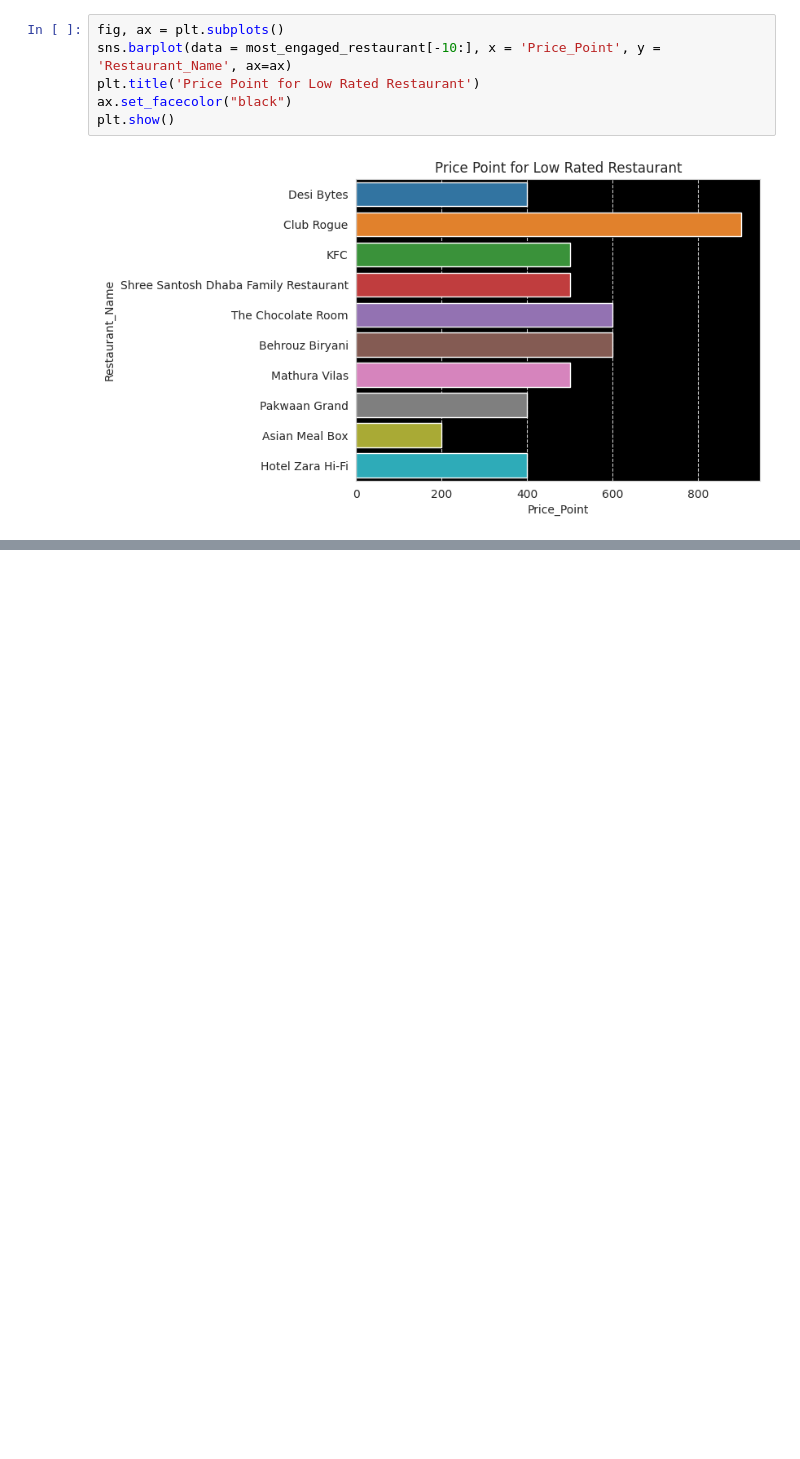
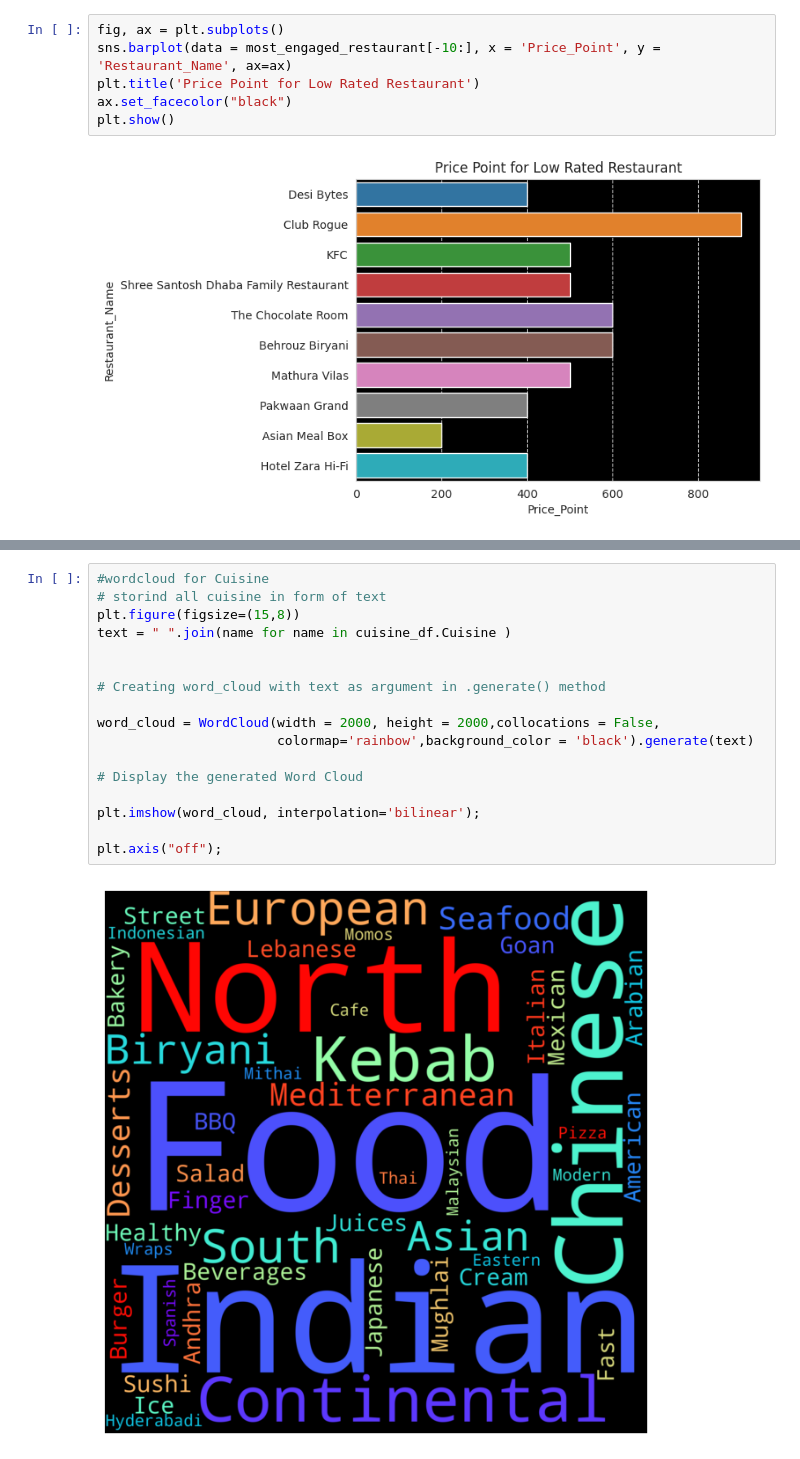
Before and after one commit to pi-mishra/Zomato-Restaurant-Clustering-And-Sentiment-Analysis, a Jupyter notebook: Zomato_Restaurant_Clustering_And_Sentiment_Analysis.ipynb, the cells around one changed output, grey strips where cells are left out. Drawn from its saved outputs; the diff is of its cells as text; blank space fills up the shorter version.

```diff
--- a/Zomato_Restaurant_Clustering_And_Sentiment_Analysis.ipynb
+++ b/Zomato_Restaurant_Clustering_And_Sentiment_Analysis.ipynb
@@ -699,0 +722,19 @@ plt.show()
+# %%
+#wordcloud for Cuisine
+# storind all cuisine in form of text
+plt.figure(figsize=(15,8))
+text = " ".join(name for name in cuisine_df.Cuisine )
+
+
+# Creating word_cloud with text as argument in .generate() method
+
+word_cloud = WordCloud(width = 2000, height = 2000,collocations = False,
+                       colormap='rainbow',background_color = 'black').generate(text)
+
+# Display the generated Word Cloud
+
+plt.imshow(word_cloud, interpolation='bilinear');
+
+plt.axis("off");
+# %% [output]
+[figure, added]
```
Also changed, not shown: parts of 4 cells of this notebook.
